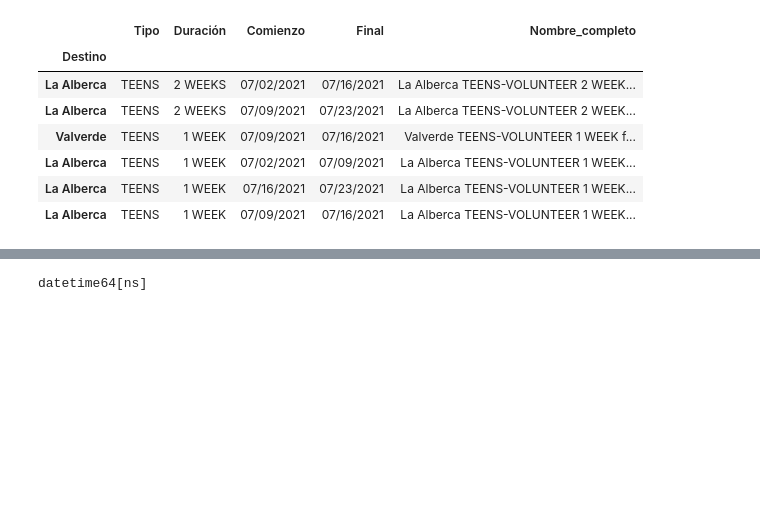
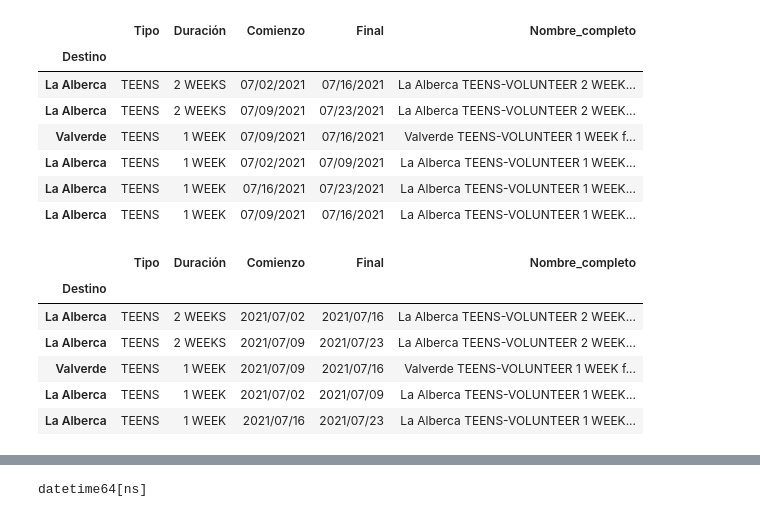
Before and after one commit to Ana-G-data/ETL-Pipeline, a Jupyter notebook: api_call.ipynb, the cells around one changed output, grey strips where cells are left out. Saved outputs shown, nothing was run; the diff lists cells and outputs as text; code cells hidden in the pictures; blank space fills up the shorter version.

```diff
--- a/api_call.ipynb
+++ b/api_call.ipynb
@@ -132,6 +132,16 @@ arrivals["Final"] = pd.to_datetime(arrivals["Final"], format="%m/%d/%Y")
 
 # Usar strftime() para darle el formato deseado a la fecha
 arrivals["Final"] = arrivals["Final"].dt.strftime("%Y/%m/%d")
+# %%
+arrivals.head()
+# %% [output]
+|  | Tipo | Duración | Comienzo | Final | Nombre_completo |
+| Destino |  |  |  |  |  |
+| La Alberca | TEENS | 2 WEEKS | 2021/07/02 | 2021/07/16 | La Alberca TEENS-VOLUNTEER 2 WEEK... |
+| La Alberca | TEENS | 2 WEEKS | 2021/07/09 | 2021/07/23 | La Alberca TEENS-VOLUNTEER 2 WEEK... |
+| Valverde | TEENS | 1 WEEK | 2021/07/09 | 2021/07/16 | Valverde TEENS-VOLUNTEER 1 WEEK f... |
+| La Alberca | TEENS | 1 WEEK | 2021/07/02 | 2021/07/09 | La Alberca TEENS-VOLUNTEER 1 WEEK... |
+| La Alberca | TEENS | 1 WEEK | 2021/07/16 | 2021/07/23 | La Alberca TEENS-VOLUNTEER 1 WEEK... |
 # %%
 arrivals=arrivals.reset_index()
 # %%
```
Also changed, not shown: parts of 13 cells of this notebook, 3 other files.
